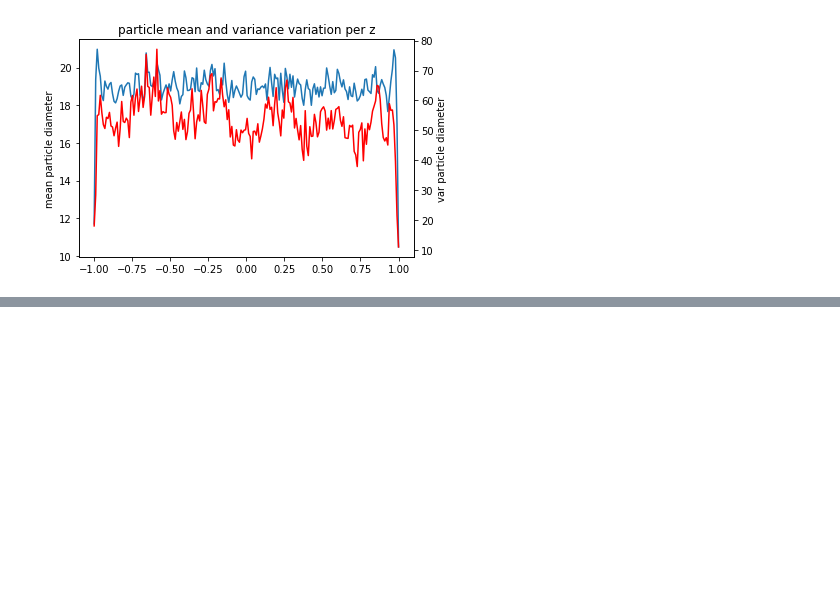
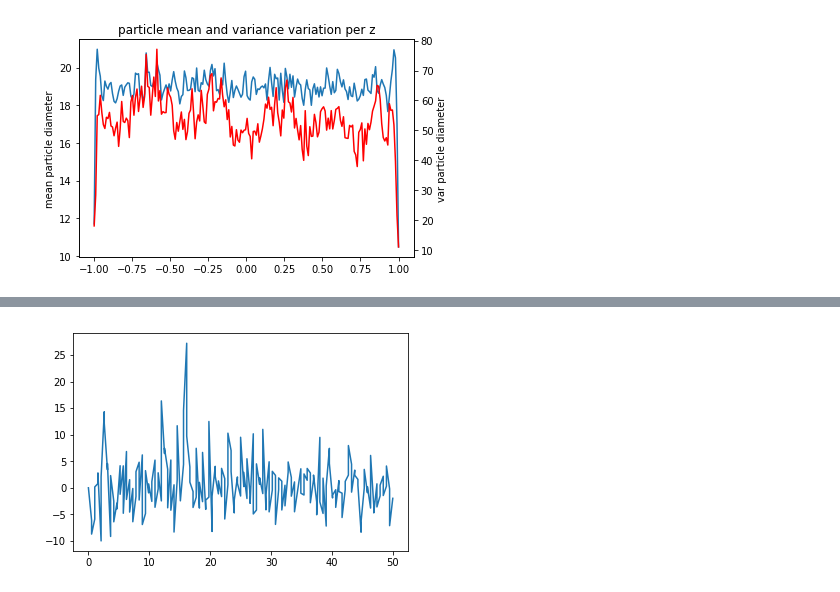
Before and after one commit to rockandsalt/image_segmentation, a Jupyter notebook: analyse_stack.ipynb, the cells around one changed output, grey strips where cells are left out. Cells and saved outputs as stored; diff of their text form; code cells hidden in the pictures; blank space fills up the shorter version.

```diff
--- a/analyse_stack.ipynb
+++ b/analyse_stack.ipynb
@@ -176,0 +212,11 @@ plt.show()
+# %%
+from scipy import fftpack
+
+rft_m = fftpack.rfft(cropped_mean_p-np.mean(cropped_mean_p))
+sample_freq = fftpack.rfftfreq(cropped_z.size, d=0.01)
+
+fig, ax = plt.subplots()
+ax.plot(sample_freq,rft_m)
+plt.show()
+# %% [output]
+[figure, added]
```
Also changed, not shown: parts of 7 cells of this notebook, 3 other files.
